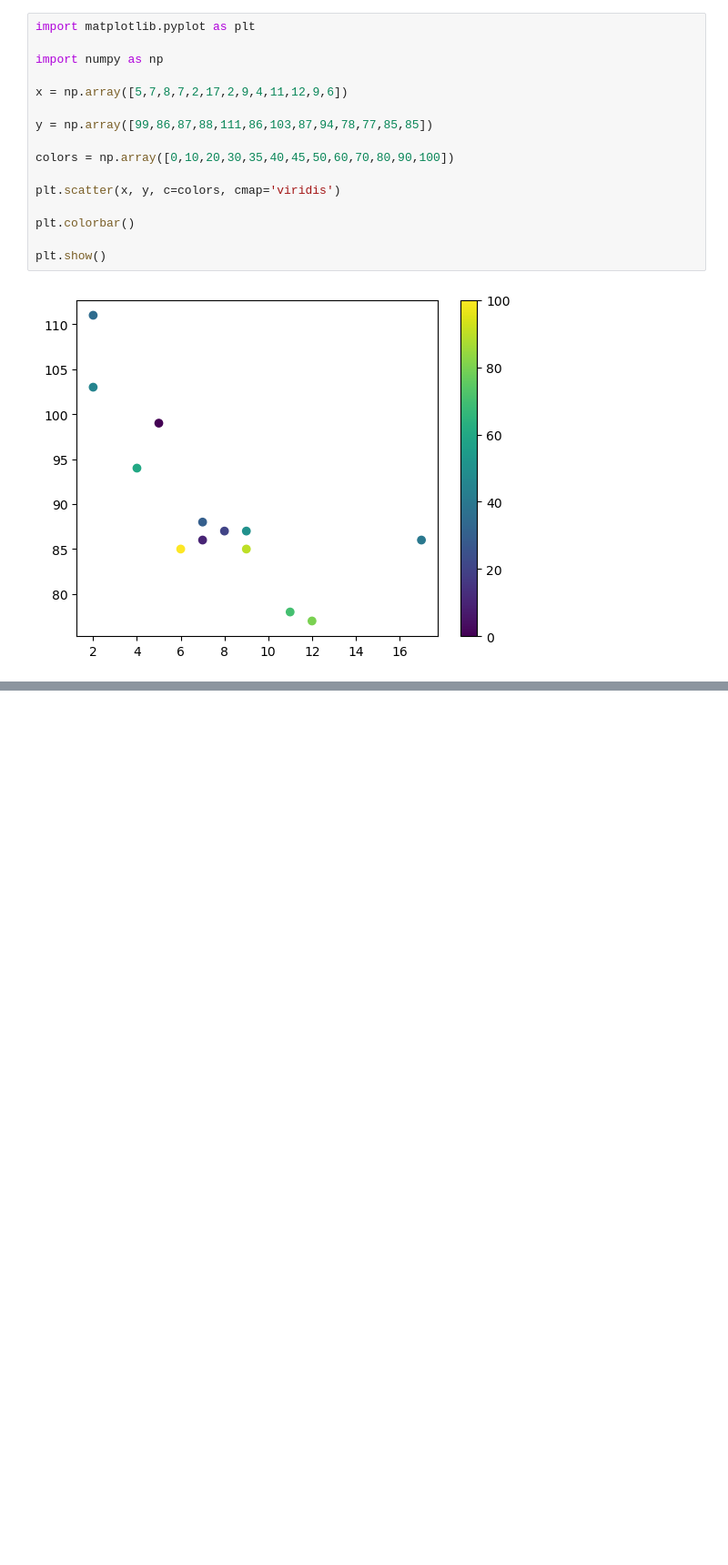
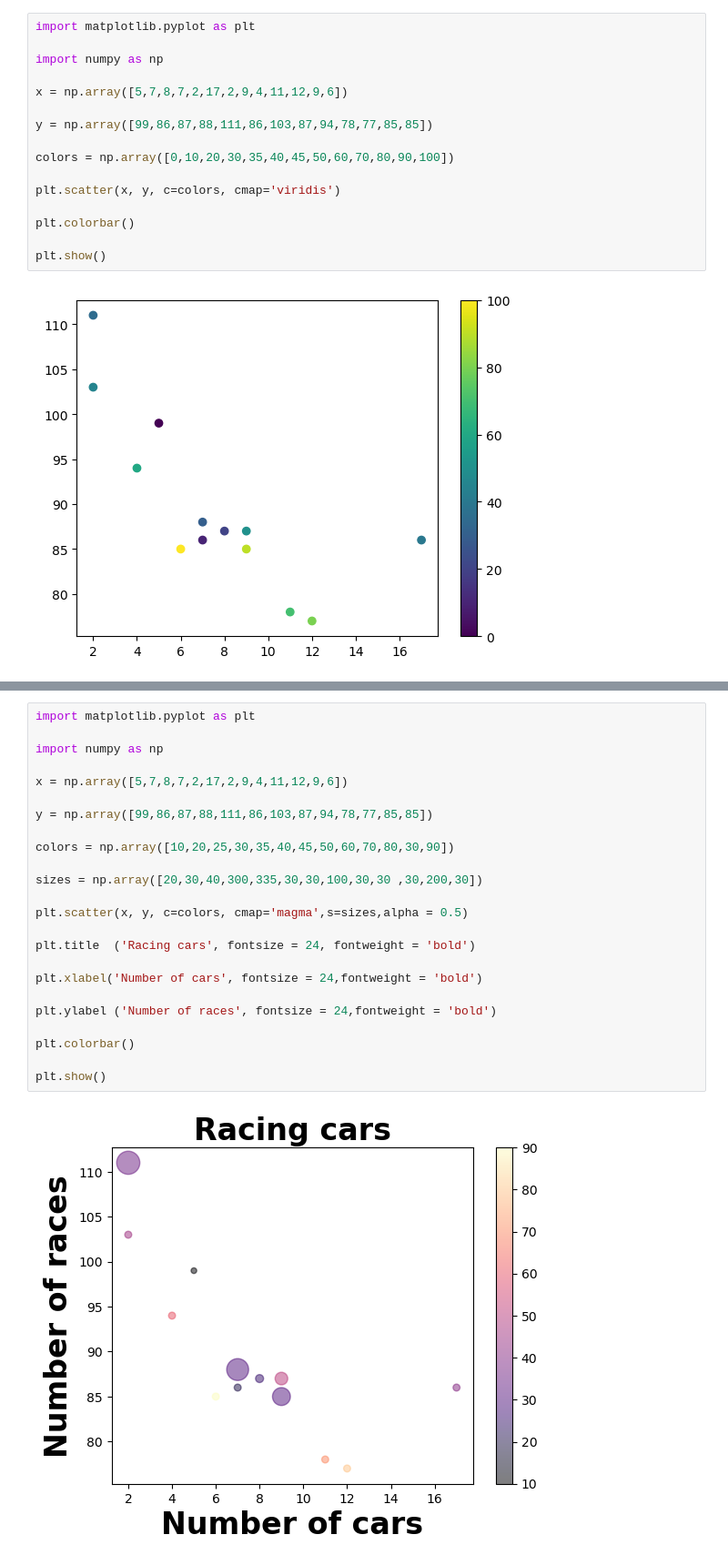
Before and after one commit to Joelson-Dieter/JupyterNotebook.ipynb, a Jupyter notebook: matplotlib.ipynb/marker.ipynb, the cells around one changed output, grey strips where cells are left out. Shown at 91% size. Saved outputs shown, nothing was run; the diff lists cells and outputs as text; blank space fills up the shorter version.

```diff
--- a/matplotlib.ipynb/marker.ipynb
+++ b/matplotlib.ipynb/marker.ipynb
@@ -545,0 +583,26 @@ plt.show()
+# %%
+import matplotlib.pyplot as plt
+
+import numpy as np
+
+x = np.array([5,7,8,7,2,17,2,9,4,11,12,9,6])
+
+y = np.array([99,86,87,88,111,86,103,87,94,78,77,85,85])
+
+colors = np.array([10,20,25,30,35,40,45,50,60,70,80,30,90])
+
+sizes = np.array([20,30,40,300,335,30,30,100,30,30 ,30,200,30])
+
+plt.scatter(x, y, c=colors, cmap='magma',s=sizes,alpha = 0.5)
+
+plt.title  ('Racing cars', fontsize = 24, fontweight = 'bold')
+
+plt.xlabel('Number of cars', fontsize = 24,fontweight = 'bold')
+
+plt.ylabel ('Number of races', fontsize = 24,fontweight = 'bold')
+
+plt.colorbar()
+
+plt.show()
+# %% [output]
+[figure, added]
```
Also changed, not shown: parts of 5 cells of this notebook.
